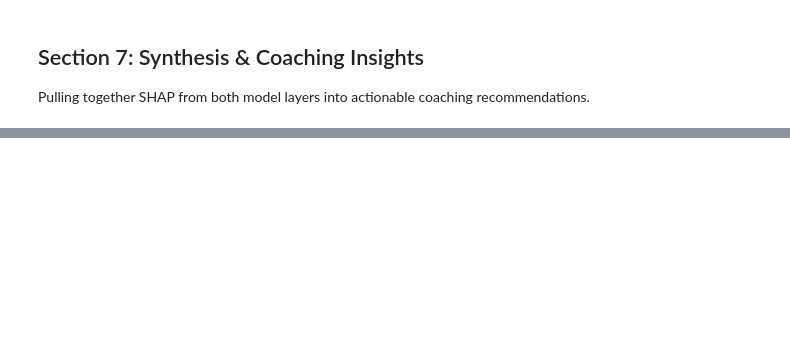
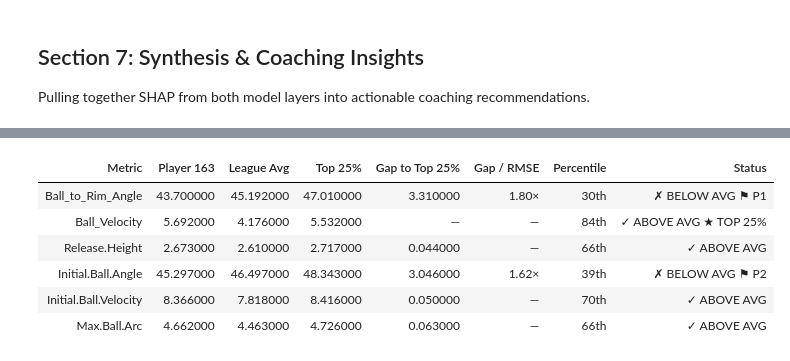
Before and after one commit to shahilpatel/P3_capstone_2026, a Jupyter notebook: shap_explainability/shap_analysis.ipynb, the cells around one changed output, grey strips where cells are left out. Drawn from its saved outputs; the diff is of its cells as text; code cells hidden in the pictures; blank space fills up the shorter version.

Commit message:
Redesign Section 8 to target all 6 ball flight metrics with dynamic SHAP and DiCE

```diff
--- a/shap_explainability/shap_analysis.ipynb
+++ b/shap_explainability/shap_analysis.ipynb
@@ -423,10 +559,9 @@ PREDICTORS = [
 BDFC_TARGET = 'Ball.Distance.from.Center'
 MIN_N       = 100
 
-# Compute normalized release height if not already present
+# Normalize release height by player height (ht column)
 if 'Release.Height.Norm' not in df_std1.columns:
-    height_col = 'height' if 'height' in df_std1.columns else 'Height'
-    df_std1['Release.Height.Norm'] = df_std1['Release.Height'] / df_std1[height_col]
+    df_std1['Release.Height.Norm'] = df_std1['Release.Height'] / df_std1['ht']
 
 # Build location x type groups
 groups = []
@@ -558,0 +795,88 @@ print('\nExample chain: ankle ROM -> Initial Ball Velocity -> reduced miss dista
+# %%
+# ── Section 8.2 ── Scorecard + gap analysis across all 6 ball flight metrics
+#
+# weak_targets: metrics where Player 163's gap to the top-25% threshold
+# exceeds the model's own RMSE. A gap smaller than RMSE is indistinguishable
+# from model noise — no recommendation would be statistically meaningful.
+# Metrics are sorted by gap/RMSE ratio (highest = most actionable first).
+
+data_by_target = {}
+weak_targets   = []
+
+for target in BALL_FLIGHT_TARGETS:
+    X_t     = X_per_target[target]
+    pid_idx = df_std1.loc[X_t.index, 'PlayerID'] == PLAYER_ID
+    p_X     = X_t[pid_idx]
+
+    if len(p_X) < MIN_SHOTS:
+        continue
+
+    pred   = float(models[target].predict(p_X.median().values.reshape(1, -1))[0])
+    y_t    = y_per_target[target]
+    d_mean = float(y_t.mean())
+    d_p75  = float(y_t.quantile(0.75))
+    d_p99  = float(y_t.quantile(0.99))
+    rmse   = metrics[target]['RMSE']
+    gap    = d_p75 - pred           # positive → player is below the top-25% threshold
+    ratio  = gap / rmse if rmse > 0 else 0.0
+    pctile = float((y_t <= pred).mean()) * 100
+
+    data_by_target[target] = dict(
+        pred=pred, d_mean=d_mean, d_p75=d_p75, d_p99=d_p99,
+        rmse=rmse, gap=gap, ratio=ratio, pctile=pctile, X_player=p_X
+    )
+
+    if gap > 0 and gap > rmse:
+        weak_targets.append(dict(
+            target=target, pred=pred, gap=gap, ratio=ratio,
+            rmse=rmse, d_mean=d_mean, d_p75=d_p75, d_p99=d_p99,
+            pctile=pctile, X_player=p_X
+        ))
+
+# Highest gap/RMSE ratio = most improvable relative to model uncertainty
+weak_targets.sort(key=lambda x: x['ratio'], reverse=True)
+priority_map = {wt['target']: i + 1 for i, wt in enumerate(weak_targets)}
+
+# ── Scorecard display
+scorecard_rows = []
+for target in BALL_FLIGHT_TARGETS:
+    if target not in data_by_target:
+        continue
+    d = data_by_target[target]
+
+    status = '✓ ABOVE AVG' if d['pred'] >= d['d_mean'] else '✗ BELOW AVG'
+    if d['pred'] >= d['d_p75']:
+        status += '  ★ TOP 25%'
+    pri = priority_map.get(target)
+    if pri:
+        status += f'  ⚑ P{pri}'
+
+    scorecard_rows.append({
+        'Metric'          : target,
+        'Player 163'      : round(d['pred'], 3),
+        'League Avg'      : round(d['d_mean'], 3),
+        'Top 25%'         : round(d['d_p75'], 3),
+        'Gap to Top 25%'  : round(d['gap'], 3) if d['gap'] > 0 else '—',
+        'Gap / RMSE'      : f"{d['ratio']:.2f}×" if d['gap'] > 0 and d['gap'] > d['rmse'] else '—',
+        'Percentile'      : f"{d['pctile']:.0f}th",
+        'Status'          : status,
+    })
+
+scorecard_df = pd.DataFrame(scorecard_rows)
+print("Player 163 — Ball Flight Scorecard")
+print("⚑ P1 / P2 / ... = priority improvement targets (gap > model RMSE, ranked by gap/RMSE ratio)\n")
+display(scorecard_df.style.hide(axis='index'))
+
+print(f"\n{'─'*60}")
+if not weak_targets:
+    print("No statistically significant gaps detected.")
+    print("Player 163's ball flight is within model uncertainty on all 6 metrics.")
+    print("Miss rate may reflect shot selection, defensive pressure, or factors")
+    print("outside the biomechanical variables captured in this dataset.")
+else:
+    print(f"Priority targets ({len(weak_targets)} of 6 metrics have a gap > model RMSE):")
+    for i, wt in enumerate(weak_targets, 1):
+        print(f"  P{i}: {wt['target']:32s}"
+              f"  gap={wt['gap']:.3f}  RMSE={wt['rmse']:.3f}"
+              f"  ratio={wt['ratio']:.2f}×  ({wt['pctile']:.0f}th pctile)")
+# %% [output]
@@ -558,0 +885,7 @@ print('\nExample chain: ankle ROM -> Initial Ball Velocity -> reduced miss dista
+| Metric | Player 163 | League Avg | Top 25% | Gap to Top 25% | Gap / RMSE | Percentile | Status |
+| Ball_to_Rim_Angle | 43.700000 | 45.192000 | 47.010000 | 3.310000 | 1.80× | 30th | ✗ BELOW AVG ⚑ P1 |
+| Ball_Velocity | 5.692000 | 4.176000 | 5.532000 | — | — | 84th | ✓ ABOVE AVG ★ TOP 25% |
+| Release.Height | 2.673000 | 2.610000 | 2.717000 | 0.044000 | — | 66th | ✓ ABOVE AVG |
+| Initial.Ball.Angle | 45.297000 | 46.497000 | 48.343000 | 3.046000 | 1.62× | 39th | ✗ BELOW AVG ⚑ P2 |
+| Initial.Ball.Velocity | 8.366000 | 7.818000 | 8.416000 | 0.050000 | — | 70th | ✓ ABOVE AVG |
+| Max.Ball.Arc | 4.662000 | 4.463000 | 4.726000 | 0.063000 | — | 66th | ✓ ABOVE AVG |
```
Also changed, not shown: parts of 26 cells of this notebook.
